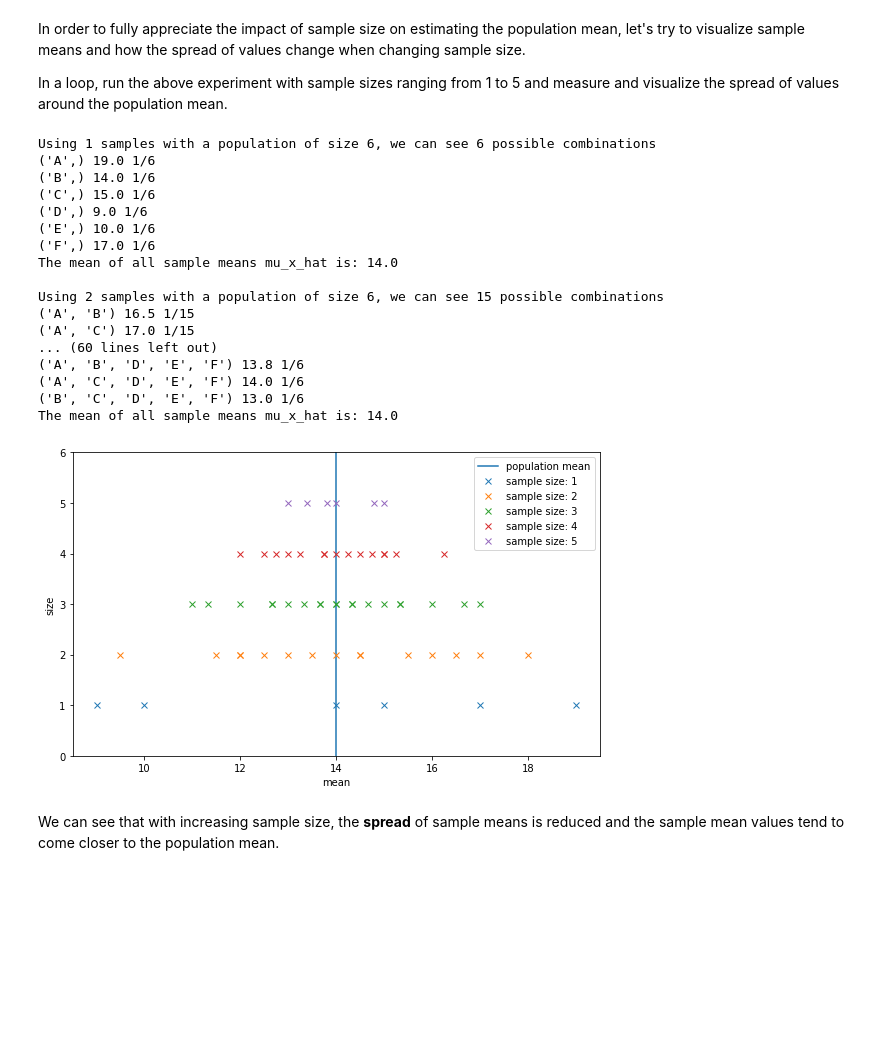
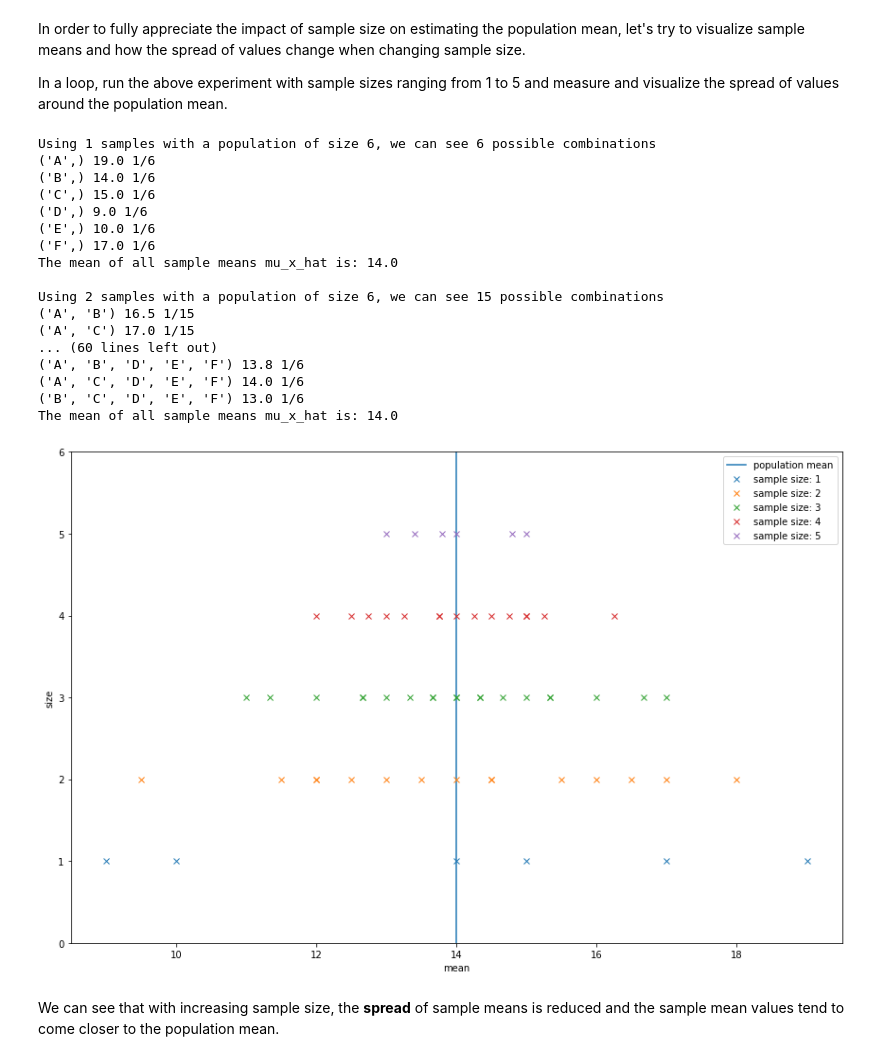
Before and after one commit to sacontreras/dsc-sampling-statistics-lab-online-ds-sp-000, a Jupyter notebook: index.ipynb, the cells around one changed output. Saved outputs shown, nothing was run; the diff lists cells and outputs as text; code cells hidden in the pictures; blank space fills up the shorter version.

Commit message:
made plot a bit bigger

```diff
--- a/index.ipynb
+++ b/index.ipynb
@@ -309,7 +309,7 @@ In a loop, run the above experiment with sample sizes ranging from 1 to 5 and me
 # Run a for loop to execute above code for sample size 1 to 5 and visualise the spread of sample
 # means
 
-fig = plt.figure(figsize=(8,5))
+fig = plt.figure(figsize=(12,8))
 plt.axvline(x=mu, label="population mean")
 
 for n in range(1, len(pumpkin_dict)):
@@ -336,34 +336,34 @@ plt.show();
 
 # Using 2 samples with a population of size, we can see 15 possible combinations
 # The mean of all sample means mu_x_hat is: 14.0
 
 # Using 3 samples with a population of size, we can see 20 possible combinations
 # The mean of all sample means mu_x_hat is: 14.0
 
 # Using 4 samples with a population of size, we can see 15 possible combinations
 # The mean of all sample means mu_x_hat is: 14.0
 
 # Using 5 samples with a population of size, we can see 6 possible combinations
 # The mean of all sample means mu_x_hat is: 14.0
 # %% [output]
 Using 1 samples with a population of size 6, we can see 6 possible combinations
 ('A',) 19.0 1/6
 ('B',) 14.0 1/6
 ('C',) 15.0 1/6
 ('D',) 9.0 1/6
 ('E',) 10.0 1/6
 ('F',) 17.0 1/6
 The mean of all sample means mu_x_hat is: 14.0
 
 Using 2 samples with a population of size 6, we can see 15 possible combinations
 ('A', 'B') 16.5 1/15
 ('A', 'C') 17.0 1/15
 ... (60 lines left out)
 ('A', 'B', 'D', 'E', 'F') 13.8 1/6
 ('A', 'C', 'D', 'E', 'F') 14.0 1/6
 ('B', 'C', 'D', 'E', 'F') 13.0 1/6
 The mean of all sample means mu_x_hat is: 14.0
-[figure, old version]
+[figure, new version]
 # %% [markdown]
 We can see that with increasing sample size, the **spread** of sample means is reduced and the sample mean values tend to come closer to the population mean.
 # %% [markdown]
```
Also changed, not shown: parts of 1 cell of this notebook.
